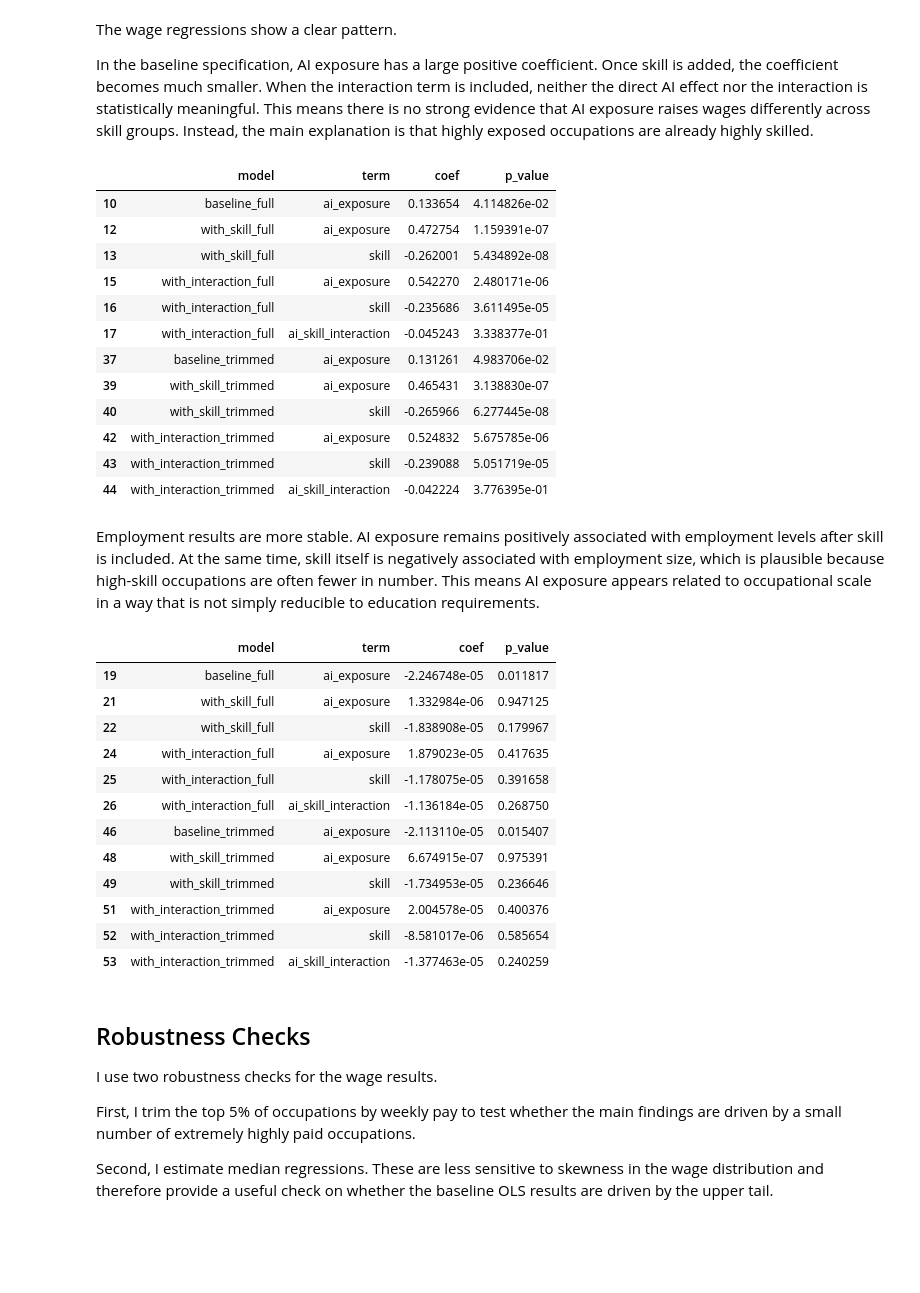
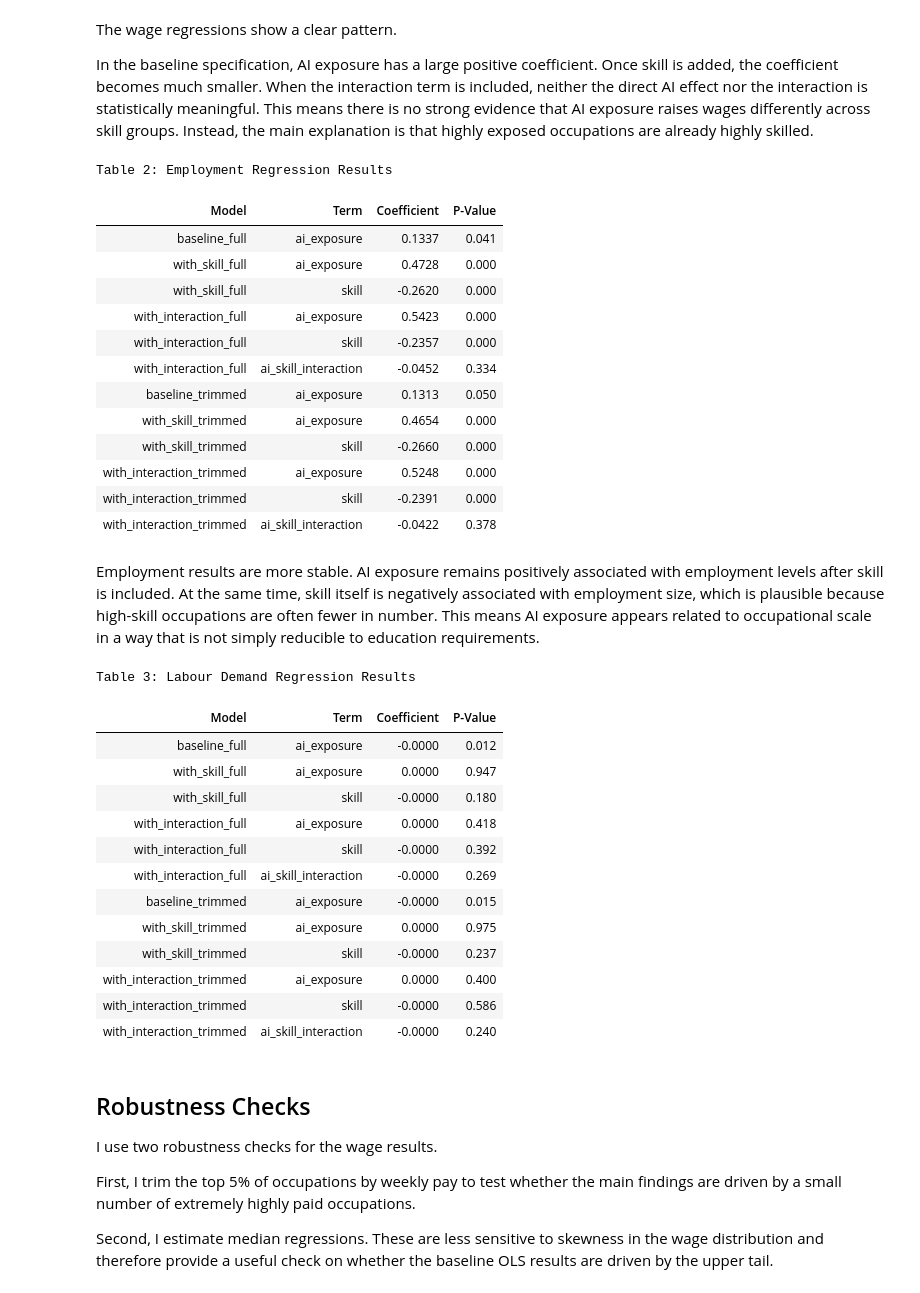
Before and after one commit to riyachandarana/Empirical-Project-2026, a Jupyter notebook: blog.ipynb, the cells around one changed output. Saved outputs shown, nothing was run; the diff lists cells and outputs as text; code cells hidden in the pictures; blank space fills up the shorter version.

```diff
--- a/blog.ipynb
+++ b/blog.ipynb
@@ -179,45 +196,57 @@ In the baseline specification, AI exposure has a large positive coefficient. Onc
 # %%
 employment_summary = employment_results[
     employment_results["term"].isin(["ai_exposure", "skill", "ai_skill_interaction"])
-][["model", "term", "coef", "p_value"]]
+][["model", "term", "coef", "p_value"]].copy()
 
-employment_summary
+employment_summary["coef"] = employment_summary["coef"].round(4)
+employment_summary["p_value"] = employment_summary["p_value"].round(3)
+employment_summary.columns = ["Model", "Term", "Coefficient", "P-Value"]
+employment_summary.style.format({"Coefficient": "{:.4f}", "P-Value": "{:.3f}"}) \
+    .set_caption("Table 2: Employment Regression Results") \
+    .hide(axis="index")
 # %% [output]
+Table 2: Employment Regression Results
-|  | model | term | coef | p_value |
-| 10 | baseline_full | ai_exposure | 0.133654 | 4.114826e-02 |
-| 12 | with_skill_full | ai_exposure | 0.472754 | 1.159391e-07 |
-| 13 | with_skill_full | skill | -0.262001 | 5.434892e-08 |
-| 15 | with_interaction_full | ai_exposure | 0.542270 | 2.480171e-06 |
-| 16 | with_interaction_full | skill | -0.235686 | 3.611495e-05 |
-| 17 | with_interaction_full | ai_skill_interaction | -0.045243 | 3.338377e-01 |
-| 37 | baseline_trimmed | ai_exposure | 0.131261 | 4.983706e-02 |
-| 39 | with_skill_trimmed | ai_exposure | 0.465431 | 3.138830e-07 |
-| 40 | with_skill_trimmed | skill | -0.265966 | 6.277445e-08 |
-| 42 | with_interaction_trimmed | ai_exposure | 0.524832 | 5.675785e-06 |
-| 43 | with_interaction_trimmed | skill | -0.239088 | 5.051719e-05 |
-| 44 | with_interaction_trimmed | ai_skill_interaction | -0.042224 | 3.776395e-01 |
+| Model | Term | Coefficient | P-Value |
+| baseline_full | ai_exposure | 0.1337 | 0.041 |
+| with_skill_full | ai_exposure | 0.4728 | 0.000 |
+| with_skill_full | skill | -0.2620 | 0.000 |
+| with_interaction_full | ai_exposure | 0.5423 | 0.000 |
+| with_interaction_full | skill | -0.2357 | 0.000 |
+| with_interaction_full | ai_skill_interaction | -0.0452 | 0.334 |
+| baseline_trimmed | ai_exposure | 0.1313 | 0.050 |
+| with_skill_trimmed | ai_exposure | 0.4654 | 0.000 |
+| with_skill_trimmed | skill | -0.2660 | 0.000 |
+| with_interaction_trimmed | ai_exposure | 0.5248 | 0.000 |
+| with_interaction_trimmed | skill | -0.2391 | 0.000 |
+| with_interaction_trimmed | ai_skill_interaction | -0.0422 | 0.378 |
 # %% [markdown]
 Employment results are more stable. AI exposure remains positively associated with employment levels after skill is included. At the same time, skill itself is negatively associated with employment size, which is plausible because high-skill occupations are often fewer in number. This means AI exposure appears related to occupational scale in a way that is not simply reducible to education requirements.
 # %%
 demand_summary = demand_results[
     demand_results["term"].isin(["ai_exposure", "skill", "ai_skill_interaction"])
-][["model", "term", "coef", "p_value"]]
+][["model", "term", "coef", "p_value"]].copy()
 
-demand_summary
+demand_summary["coef"] = demand_summary["coef"].round(4)
+demand_summary["p_value"] = demand_summary["p_value"].round(3)
+demand_summary.columns = ["Model", "Term", "Coefficient", "P-Value"]
+demand_summary.style.format({"Coefficient": "{:.4f}", "P-Value": "{:.3f}"}) \
+    .set_caption("Table 3: Labour Demand Regression Results") \
+    .hide(axis="index")
 # %% [output]
+Table 3: Labour Demand Regression Results
-|  | model | term | coef | p_value |
-| 19 | baseline_full | ai_exposure | -2.246748e-05 | 0.011817 |
-| 21 | with_skill_full | ai_exposure | 1.332984e-06 | 0.947125 |
-| 22 | with_skill_full | skill | -1.838908e-05 | 0.179967 |
-| 24 | with_interaction_full | ai_exposure | 1.879023e-05 | 0.417635 |
-| 25 | with_interaction_full | skill | -1.178075e-05 | 0.391658 |
-| 26 | with_interaction_full | ai_skill_interaction | -1.136184e-05 | 0.268750 |
-| 46 | baseline_trimmed | ai_exposure | -2.113110e-05 | 0.015407 |
-| 48 | with_skill_trimmed | ai_exposure | 6.674915e-07 | 0.975391 |
-| 49 | with_skill_trimmed | skill | -1.734953e-05 | 0.236646 |
-| 51 | with_interaction_trimmed | ai_exposure | 2.004578e-05 | 0.400376 |
-| 52 | with_interaction_trimmed | skill | -8.581017e-06 | 0.585654 |
-| 53 | with_interaction_trimmed | ai_skill_interaction | -1.377463e-05 | 0.240259 |
+| Model | Term | Coefficient | P-Value |
+| baseline_full | ai_exposure | -0.0000 | 0.012 |
+| with_skill_full | ai_exposure | 0.0000 | 0.947 |
+| with_skill_full | skill | -0.0000 | 0.180 |
+| with_interaction_full | ai_exposure | 0.0000 | 0.418 |
+| with_interaction_full | skill | -0.0000 | 0.392 |
+| with_interaction_full | ai_skill_interaction | -0.0000 | 0.269 |
+| baseline_trimmed | ai_exposure | -0.0000 | 0.015 |
+| with_skill_trimmed | ai_exposure | 0.0000 | 0.975 |
+| with_skill_trimmed | skill | -0.0000 | 0.237 |
+| with_interaction_trimmed | ai_exposure | 0.0000 | 0.400 |
+| with_interaction_trimmed | skill | -0.0000 | 0.586 |
+| with_interaction_trimmed | ai_skill_interaction | -0.0000 | 0.240 |
 # %% [markdown]
 ## Robustness Checks
 
```
Also changed, not shown: parts of 5 cells of this notebook.
